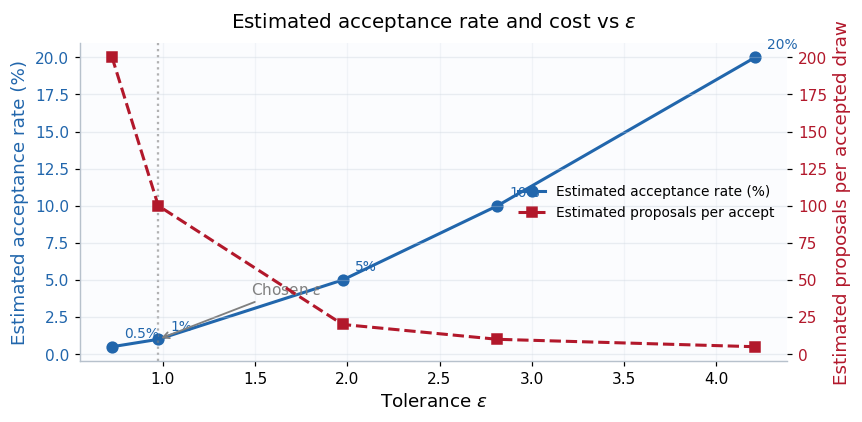
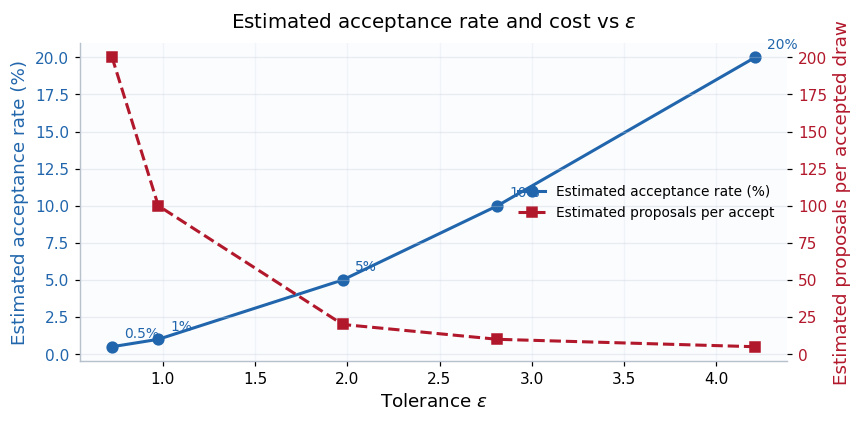
The change to this notebook cell's code, shown as a diff; its figure went from the first image to the second:
--- before
+++ after
@@ -26,10 +26,10 @@
                  xytext=(8, 6), fontsize=9, color=C_BLUE)
 
-# Highlight the chosen epsilon
-ax1.axvline(eps_table[0.01], color="gray", ls=":", lw=1.5, alpha=0.6)
-ax1.annotate(r"Chosen $\varepsilon$", xy=(eps_table[0.01], acc_rates[3]*100),
-             xytext=(eps_table[0.01] + 0.5, acc_rates[3]*100 + 3),
-             fontsize=10, color="gray",
-             arrowprops=dict(arrowstyle="->", color="gray", lw=1.2))
+# # Highlight the chosen epsilon
+# ax1.axvline(eps_table[0.01], color="gray", ls=":", lw=1.5, alpha=0.6)
+# ax1.annotate(r"Chosen $\varepsilon$", xy=(eps_table[0.01], acc_rates[3]*100),
+#              xytext=(eps_table[0.01] + 0.5, acc_rates[3]*100 + 3),
+#              fontsize=10, color="gray",
+#              arrowprops=dict(arrowstyle="->", color="gray", lw=1.2))
 
 # Combined legend

Commit: modify distance in q1